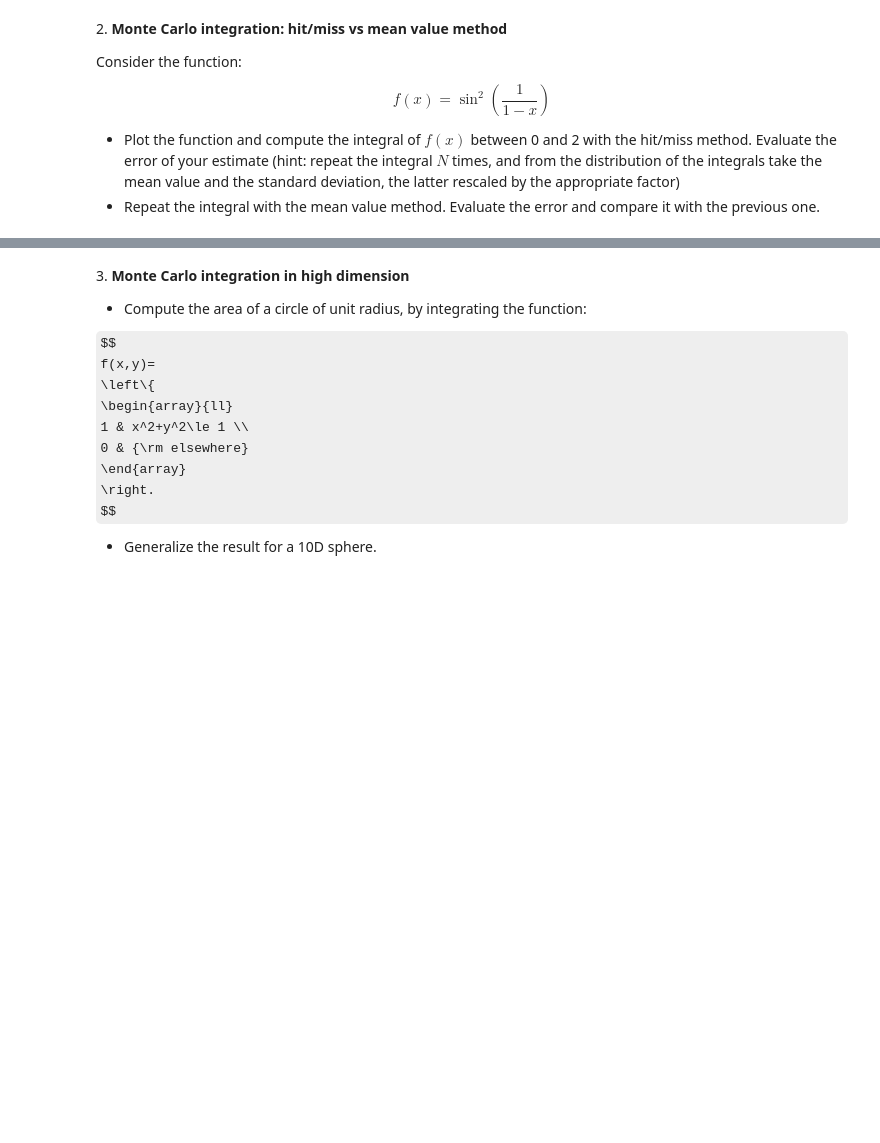
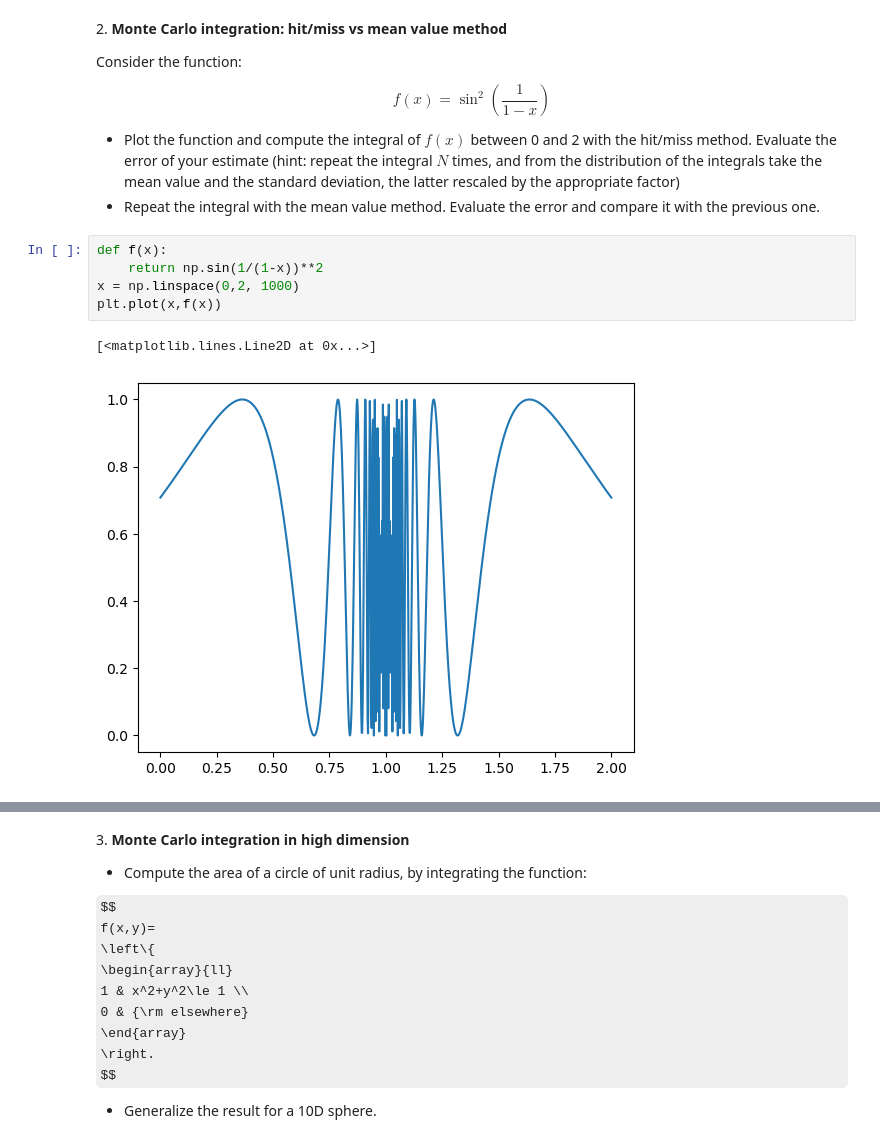
Before and after one commit to anais2412/ScientificComputingWithPython2022, a Jupyter notebook: 11ex_montecarlo.ipynb, the cells around one changed output, grey strips where cells are left out. Cells and saved outputs as stored; diff of their text form; some formulas as TeX source; blank space fills up the shorter version.

```diff
--- a/11ex_montecarlo.ipynb
+++ b/11ex_montecarlo.ipynb
@@ -61,3 +69,11 @@ $$f(x) =\sin^2{\left( \frac{1}{1-x} \right)}$$
 
 * Plot the function and compute the integral of $f(x)$ between 0 and 2 with the hit/miss method. Evaluate the error of your estimate (hint: repeat the integral $N$ times, and from the distribution of the integrals take the mean value and the standard deviation, the latter rescaled by the appropriate factor)
 * Repeat the integral with the mean value method. Evaluate the error and compare it with the previous one.
+# %%
+def f(x):
+    return np.sin(1/(1-x))**2
+x = np.linspace(0,2, 1000)
+plt.plot(x,f(x))
+# %% [output]
+[<matplotlib.lines.Line2D at 0x...>]
+[figure, added]
```
Also changed, not shown: parts of 5 cells of this notebook, 2 other files.
